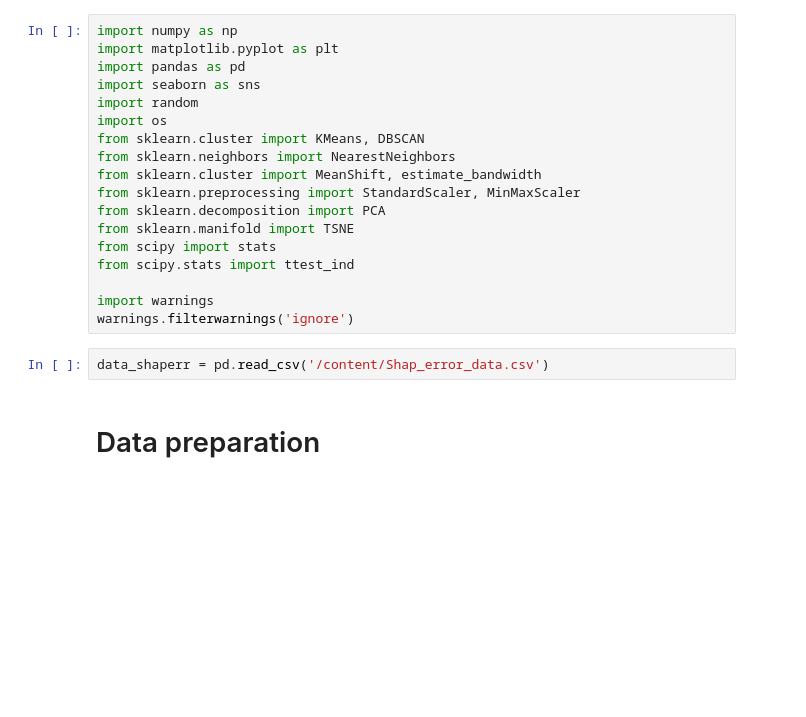
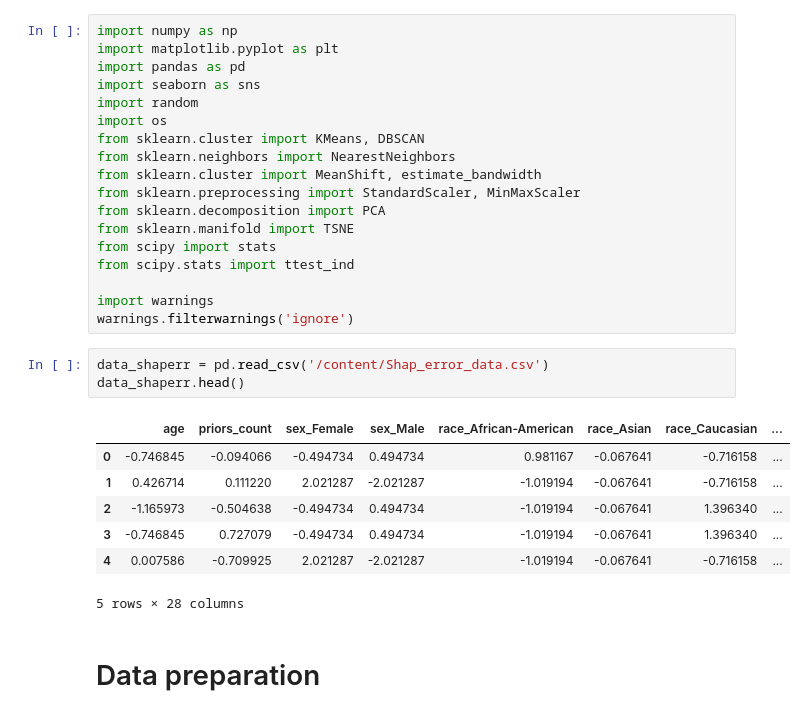
Before and after one commit to MDankloff/ClusterCompas, a Jupyter notebook: V2_COMPAS_Clustering_K_Means.ipynb, the cells around one changed output. Saved outputs shown, nothing was run; the diff lists cells and outputs as text; blank space fills up the shorter version.

```diff
--- a/V2_COMPAS_Clustering_K_Means.ipynb
+++ b/V2_COMPAS_Clustering_K_Means.ipynb
@@ -22,6 +22,15 @@ import warnings
 warnings.filterwarnings('ignore')
 # %%
 data_shaperr = pd.read_csv('/content/Shap_error_data.csv')
+data_shaperr.head()
+# %% [output]
+|  | age | priors_count | sex_Female | sex_Male | race_African-American | race_Asian | race_Caucasian | ... |
+| 0 | -0.746845 | -0.094066 | -0.494734 | 0.494734 | 0.981167 | -0.067641 | -0.716158 | ... |
+| 1 | 0.426714 | 0.111220 | 2.021287 | -2.021287 | -1.019194 | -0.067641 | -0.716158 | ... |
+| 2 | -1.165973 | -0.504638 | -0.494734 | 0.494734 | -1.019194 | -0.067641 | 1.396340 | ... |
+| 3 | -0.746845 | 0.727079 | -0.494734 | 0.494734 | -1.019194 | -0.067641 | 1.396340 | ... |
+| 4 | 0.007586 | -0.709925 | 2.021287 | -2.021287 | -1.019194 | -0.067641 | -0.716158 | ... |
+5 rows × 28 columns
 # %% [markdown]
 # Data preparation
 # %%
```
Also changed, not shown: parts of 6 cells of this notebook.
